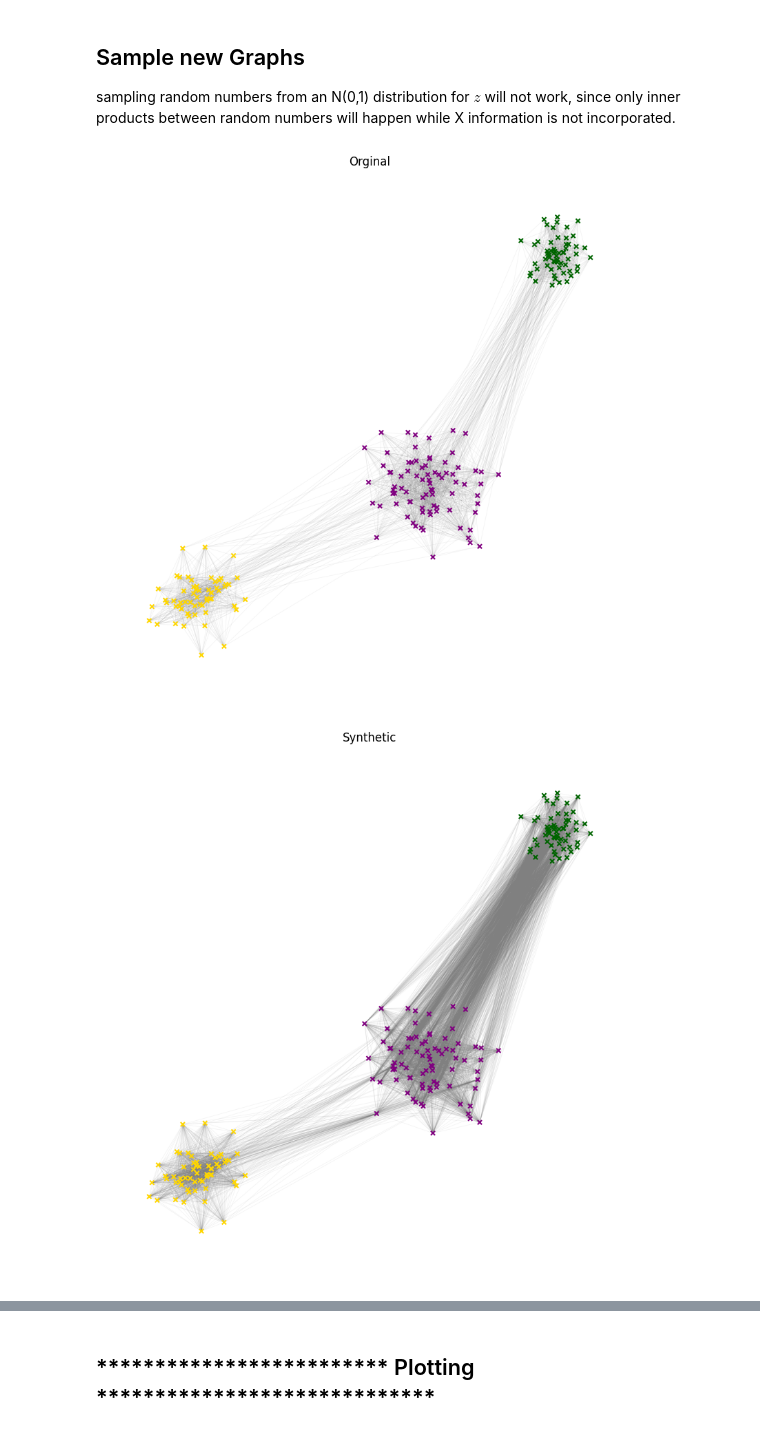
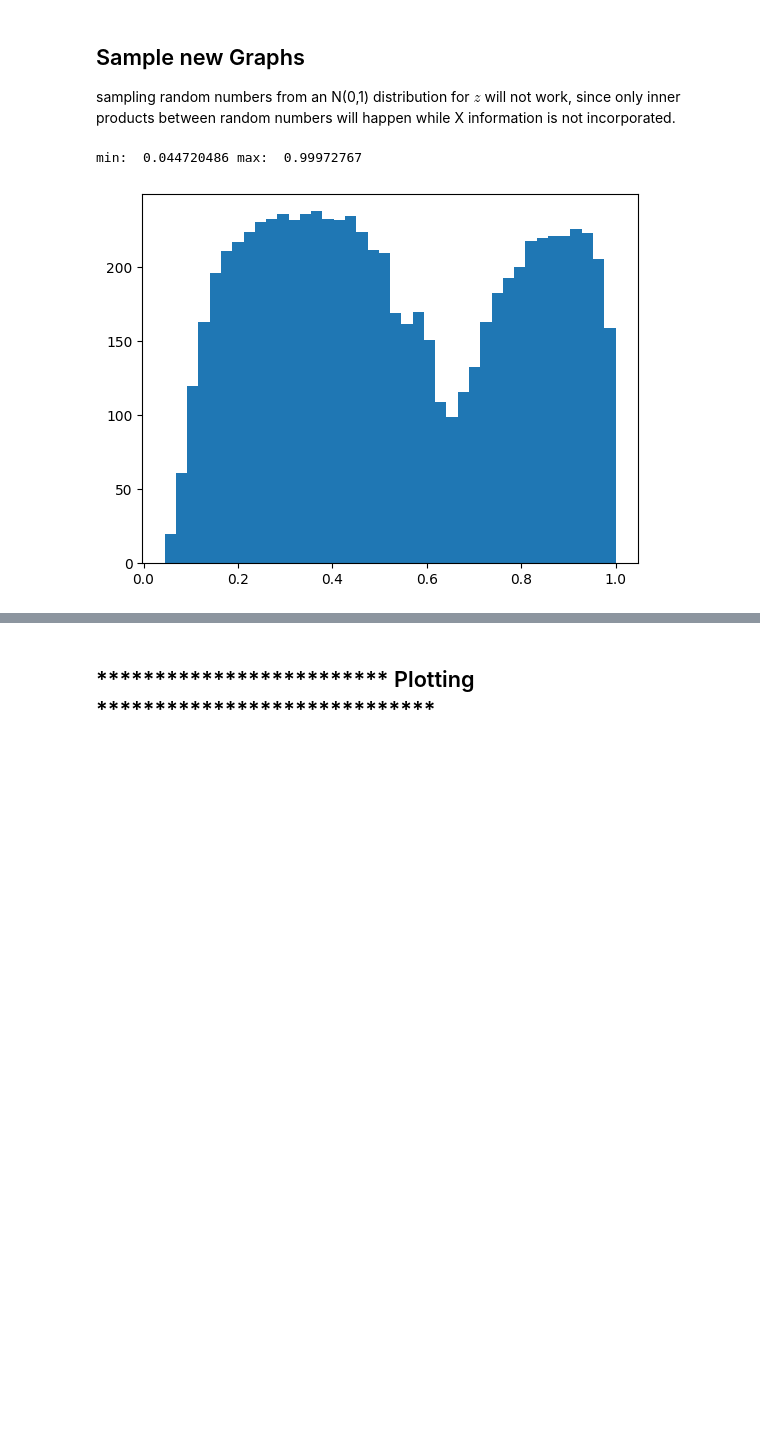
Before and after one commit to FisnikZogaj/MA, a Jupyter notebook: ClassConstructorGLM.ipynb, the cells around one changed output, grey strips where cells are left out. Saved outputs shown, nothing was run; the diff lists cells and outputs as text; code cells hidden in the pictures; blank space fills up the shorter version.

```diff
--- a/ClassConstructorGLM.ipynb
+++ b/ClassConstructorGLM.ipynb
@@ -417,15 +442,17 @@ class VGCNEncoder2(torch.nn.Module):
 # %% [markdown]
 ### Train VGAE
 # %%
-in_channels, out_channels, lr, dr = 2, 24, 1e-2, .1
+in_channels = 2
+out_channels, lr, dr =  24, 1e-2, .1
 n_epochs, alpha, batch_size = 50, .05, 1
 
 # Parameters of VGAE: Encoder (with its parameters) and optional(!) decoder.
 # self.decoder = InnerProductDecoder() if decoder is None else decoder.
 
 # Here the model is specified:
-# model = VGAE(encoder=VGCNEncoderBase(in_channels, out_channels))
-model = VGAE(encoder=VGCNEncoder2(in_channels, out_channels, dr=.33))
+model = VGAE(encoder=VGCNEncoderBase(in_channels, out_channels),
+             decoder=None)
+#model = VGAE(encoder=VGCNEncoder2(in_channels, out_channels, dr=.33))
 
 optimizer = torch.optim.Adam(model.parameters(), lr=lr)
 
@@ -494,7 +521,7 @@ val_loader = DataLoader([graph.DataObject for graph in val_data_list], batch_siz
 
 
 for epoch in range(1, n_epochs + 1):
-    loss = one_train_iter(.5)
+    loss = one_train_iter(alpha=.05)
     auc, ap = validate(val_loader)
     print(f'Epoch: {epoch:03d}, Loss: {loss:.4f}, AUC: {auc:.4f}, AP: {ap:.4f}')
 
@@ -529,24 +556,37 @@ Epoch: 050, Loss: 394.3359, AUC: 148.6600, AP: 150.7548
 sampling random numbers from an N(0,1) distribution for $z$ will not work, since only inner products between random numbers
 will happen while X information is not incorporated.
 # %%
+def get_stats(graph):
+    edges_per_node = nx.adjacency_matrix(graph.Nx).sum(axis=0)
+    stats_df = pd.DataFrame({"edges": edges_per_node,
+                         "community": graph.community_labels})
+    return stats_df
+
+
 @torch.no_grad()
 def sample_from_test(graph, th=None):
     """
     :param graph: A GGLM with a DataObject instantiated
     Don't overwrite Information from Graph, so it can be further used.
     """
+    base_stats = get_stats(graph)
+    #graph.plot_2d("Orginal")
+
     data = graph.DataObject
     model.eval()
     z = model.encode(data.x, data.edge_index)
     if th:
-        A = model.decoder.forward_all(z, sigmoid=True).detach().numpy() > th
+        A = model.decoder.forward_all(z, sigmoid=True).detach().numpy()
+        print("min: ", A.min(),"max: ", A.max())
+        plt.hist(np.unique(np.round(A, 4)), bins=40)
+        plt.show()
+        A = A > th
     else:
         th = np.random.uniform(low=0.0, high=1.0, size=(200, 200))
-        A = model.decoder.forward_all(z, sigmoid=True).detach().numpy() > th
+        A = model.decoder.forward_all(z, sigmoid=True).detach().numpy()
+        A = A > th
 
     A[np.arange(200), np.arange(200)] = 0 # remove self connection loops (along diag)
-
-    graph.plot_2d("Orginal")
 
     # Copy Graph to rewire edges:
     new_graph = copy.deepcopy(graph)
@@ -555,9 +595,13 @@ def sample_from_test(graph, th=None):
     edges = zip(indices[0], indices[1])
 
     new_graph.Nx.add_edges_from(edges)
-    graph.plot_2d("Synthetic")
+    synth_stats = get_stats(new_graph)
+    #graph.plot_2d("Synthetic")
+
+    return base_stats, synth_stats
 # %%
-sample_from_test(gen_graph(200))
+base_stats, synth_stats = sample_from_test(graph=gen_graph(200),
+                                           th=0.6)
 # %% [output]
+min:  0.044720486 max:  0.99972767
-[figure, old version]
+[figure, new version]
-[figure, removed]
```
Also changed, not shown: parts of 7 cells of this notebook, 1 other file.
